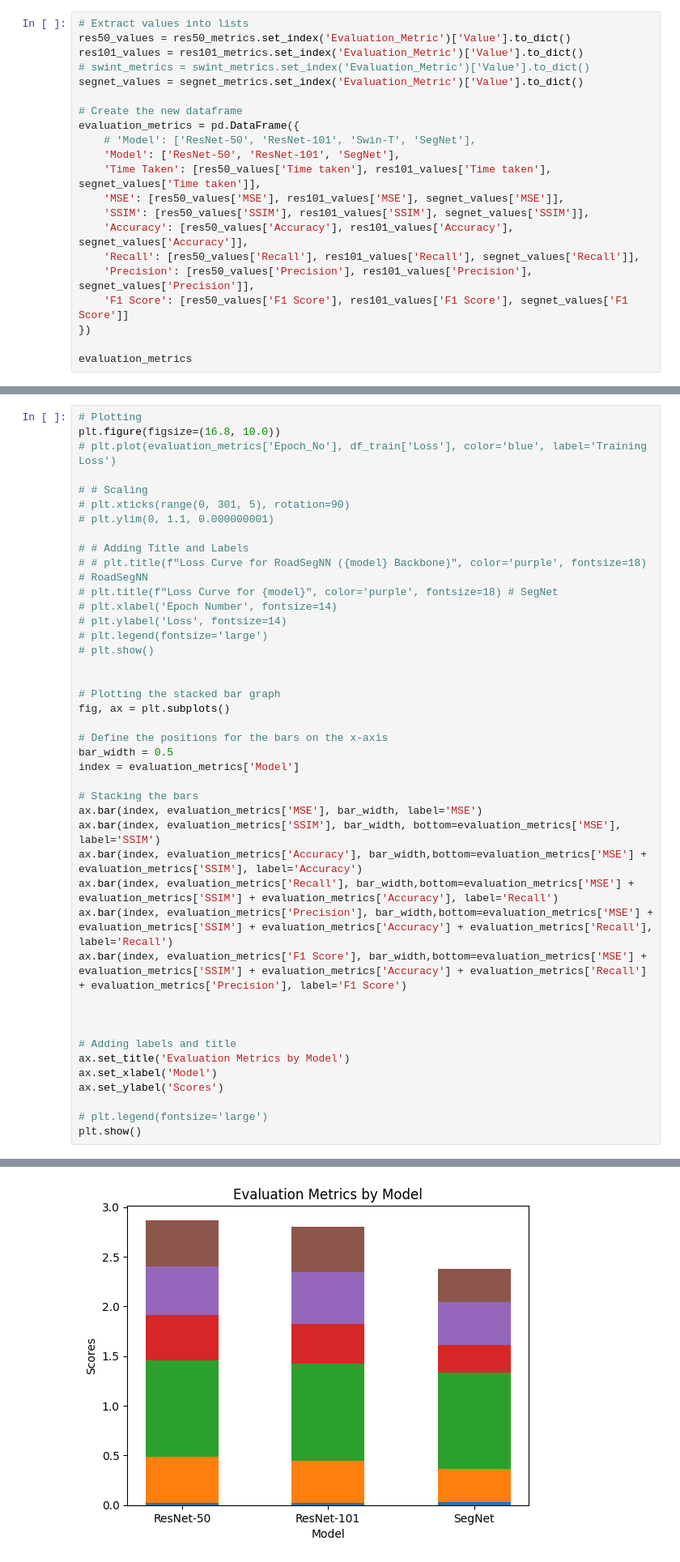
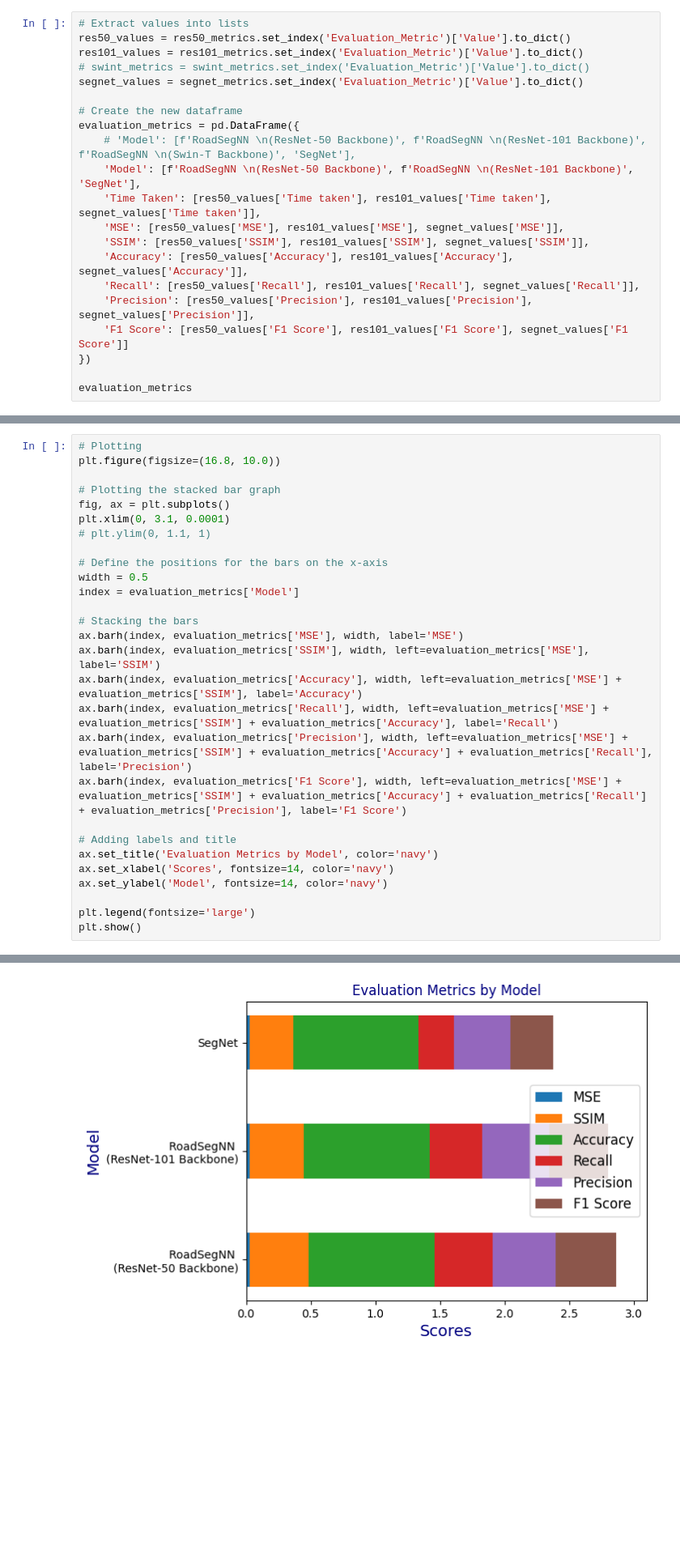
Before and after one commit to Subhadip02ghosh/Road-Detection-Binary-Segmentation, a Jupyter notebook: evaluation_metrics_plots.ipynb, the cells around one changed output, grey strips where cells are left out. Shown: that part at 81% size. Saved outputs shown, nothing was run; the diff lists cells and outputs as text; blank space fills up the shorter version.

```diff
--- a/evaluation_metrics_plots.ipynb
+++ b/evaluation_metrics_plots.ipynb
@@ -40,8 +38,8 @@ segnet_values = segnet_metrics.set_index('Evaluation_Metric')['Value'].to_dict()
 
 # Create the new dataframe
 evaluation_metrics = pd.DataFrame({
-    # 'Model': ['ResNet-50', 'ResNet-101', 'Swin-T', 'SegNet'],
-    'Model': ['ResNet-50', 'ResNet-101', 'SegNet'],
+    # 'Model': [f'RoadSegNN \n(ResNet-50 Backbone)', f'RoadSegNN \n(ResNet-101 Backbone)', f'RoadSegNN \n(Swin-T Backbone)', 'SegNet'],
+    'Model': [f'RoadSegNN \n(ResNet-50 Backbone)', f'RoadSegNN \n(ResNet-101 Backbone)', 'SegNet'],
     'Time Taken': [res50_values['Time taken'], res101_values['Time taken'], segnet_values['Time taken']],
     'MSE': [res50_values['MSE'], res101_values['MSE'], segnet_values['MSE']],
     'SSIM': [res50_values['SSIM'], res101_values['SSIM'], segnet_values['SSIM']],
@@ -65,45 +164,31 @@ evaluation_metrics
 # %%
 # Plotting
 plt.figure(figsize=(16.8, 10.0))
-# plt.plot(evaluation_metrics['Epoch_No'], df_train['Loss'], color='blue', label='Training Loss')
-
-# # Scaling
-# plt.xticks(range(0, 301, 5), rotation=90)
-# plt.ylim(0, 1.1, 0.000000001)
-
-# # Adding Title and Labels
-# # plt.title(f"Loss Curve for RoadSegNN ({model} Backbone)", color='purple', fontsize=18) # RoadSegNN
-# plt.title(f"Loss Curve for {model}", color='purple', fontsize=18) # SegNet
-# plt.xlabel('Epoch Number', fontsize=14)
-# plt.ylabel('Loss', fontsize=14)
-# plt.legend(fontsize='large')
-# plt.show()
-
 
 # Plotting the stacked bar graph
 fig, ax = plt.subplots()
+plt.xlim(0, 3.1, 0.0001)
+# plt.ylim(0, 1.1, 1)
 
 # Define the positions for the bars on the x-axis
-bar_width = 0.5
+width = 0.5
 index = evaluation_metrics['Model']
 
 # Stacking the bars
-ax.bar(index, evaluation_metrics['MSE'], bar_width, label='MSE')
-ax.bar(index, evaluation_metrics['SSIM'], bar_width, bottom=evaluation_metrics['MSE'], label='SSIM')
-ax.bar(index, evaluation_metrics['Accuracy'], bar_width,bottom=evaluation_metrics['MSE'] + evaluation_metrics['SSIM'], label='Accuracy')
-ax.bar(index, evaluation_metrics['Recall'], bar_width,bottom=evaluation_metrics['MSE'] + evaluation_metrics['SSIM'] + evaluation_metrics['Accuracy'], label='Recall')
-ax.bar(index, evaluation_metrics['Precision'], bar_width,bottom=evaluation_metrics['MSE'] + evaluation_metrics['SSIM'] + evaluation_metrics['Accuracy'] + evaluation_metrics['Recall'], label='Recall')
-ax.bar(index, evaluation_metrics['F1 Score'], bar_width,bottom=evaluation_metrics['MSE'] + evaluation_metrics['SSIM'] + evaluation_metrics['Accuracy'] + evaluation_metrics['Recall'] + evaluation_metrics['Precision'], label='F1 Score')
-
-
+ax.barh(index, evaluation_metrics['MSE'], width, label='MSE')
+ax.barh(index, evaluation_metrics['SSIM'], width, left=evaluation_metrics['MSE'], label='SSIM')
+ax.barh(index, evaluation_metrics['Accuracy'], width, left=evaluation_metrics['MSE'] + evaluation_metrics['SSIM'], label='Accuracy')
+ax.barh(index, evaluation_metrics['Recall'], width, left=evaluation_metrics['MSE'] + evaluation_metrics['SSIM'] + evaluation_metrics['Accuracy'], label='Recall')
+ax.barh(index, evaluation_metrics['Precision'], width, left=evaluation_metrics['MSE'] + evaluation_metrics['SSIM'] + evaluation_metrics['Accuracy'] + evaluation_metrics['Recall'], label='Precision')
+ax.barh(index, evaluation_metrics['F1 Score'], width, left=evaluation_metrics['MSE'] + evaluation_metrics['SSIM'] + evaluation_metrics['Accuracy'] + evaluation_metrics['Recall'] + evaluation_metrics['Precision'], label='F1 Score')
 
 # Adding labels and title
-ax.set_title('Evaluation Metrics by Model')
-ax.set_xlabel('Model')
-ax.set_ylabel('Scores')
+ax.set_title('Evaluation Metrics by Model', color='navy')
+ax.set_xlabel('Scores', fontsize=14, color='navy')
+ax.set_ylabel('Model', fontsize=14, color='navy')
 
-# plt.legend(fontsize='large')
+plt.legend(fontsize='large')
 plt.show()
 # %% [output]
 <Figure size 1680x1000 with 0 Axes>
-[figure, old version]
+[figure, new version]
```
Also changed, not shown: parts of 3 cells of this notebook.
